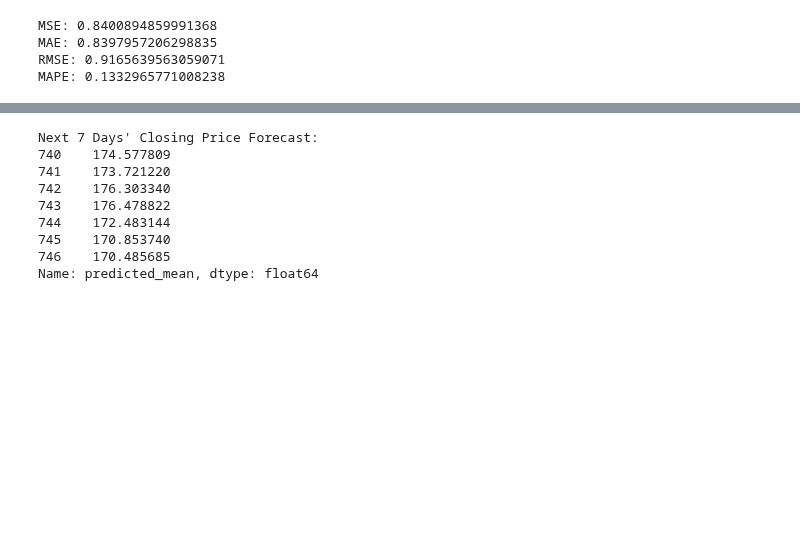
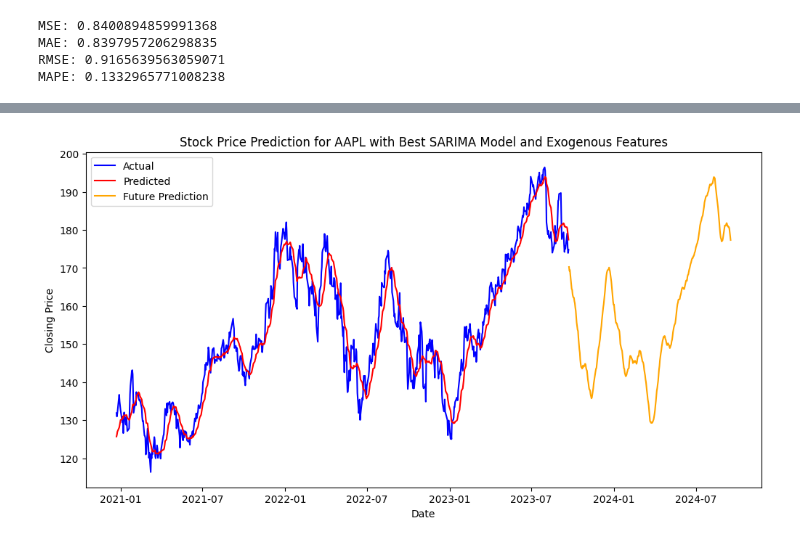
Before and after one commit to erendagasan/Eren-Dagasan-Personal, a Jupyter notebook: ARIMA-14.09.2023.ipynb, the cells around one changed output, grey strips where cells are left out. Cells and saved outputs as stored; diff of their text form; code cells hidden in the pictures; blank space fills up the shorter version.

```diff
--- a/ARIMA-14.09.2023.ipynb
+++ b/ARIMA-14.09.2023.ipynb
@@ -393,16 +393,28 @@ Best Root Mean Squared Error (RMSE): 2.7588739577047594
-# %%
-forecast_period = 7
-exog_forecast = data[['RSI', 'SMA']].tail(forecast_period)  # Use the last values of exogenous features
-forecast = best_model_fit.forecast(steps=forecast_period, exog=exog_forecast)
-print("Next 7 Days' Closing Price Forecast:")
-print(forecast)
-# %% [output]
-Next 7 Days' Closing Price Forecast:
-740    174.577809
-741    173.721220
-742    176.303340
-743    176.478822
-744    172.483144
-745    170.853740
-746    170.485685
-Name: predicted_mean, dtype: float64
+# %%
+from datetime import datetime, timedelta
+
+input_date_str = test_data.index[-1] + timedelta(days=1)
+input_date_str = input_date_str.strftime("%Y-%m-%d")
+input_date = datetime.strptime(input_date_str, "%Y-%m-%d")
+future_date = input_date + timedelta(days=359)
+date_list = []
+current_date = input_date
+while current_date <= future_date:
+    date_list.append(current_date)
+    current_date += timedelta(days=1)
+
+forecast_period = 360
+exog_forecast = data[['RSI', 'SMA']].tail(forecast_period)  # Use the last values of exogenous features
+forecast = best_model_fit.forecast(steps=forecast_period, exog=exog_forecast)
+
+plt.figure(figsize=(12, 6))
+plt.plot(test_data.index[500:], test_data['Close'][500:], label='Actual', color='blue')
+plt.plot(test_data.index[500:], best_predictions[500:], label='Predicted', color='red')
+plt.plot(date_list, forecast.values, label='Future Prediction', color='orange')
+plt.title(f'Stock Price Prediction for {stock_symbol} with Best SARIMA Model and Exogenous Features')
+plt.xlabel('Date')
+plt.ylabel('Closing Price')
+plt.legend()
+plt.show()
+# %% [output]
+[figure, added]
```
Also changed, not shown: parts of 1 cell of this notebook.
